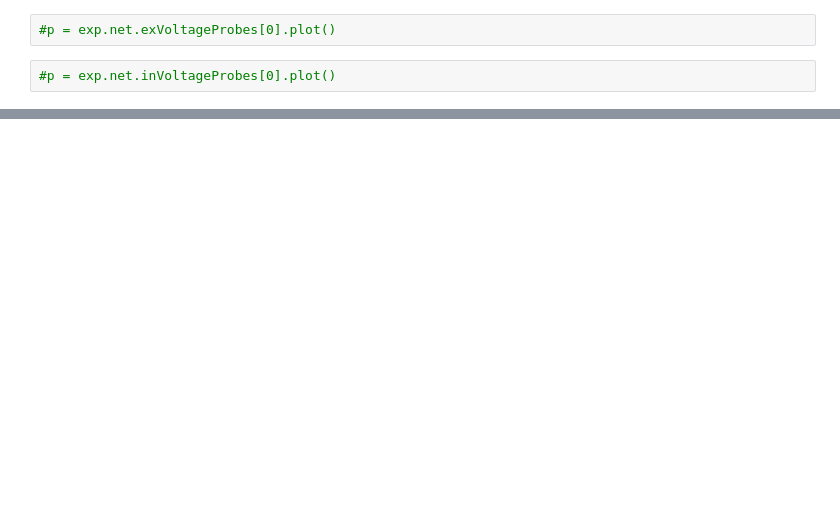
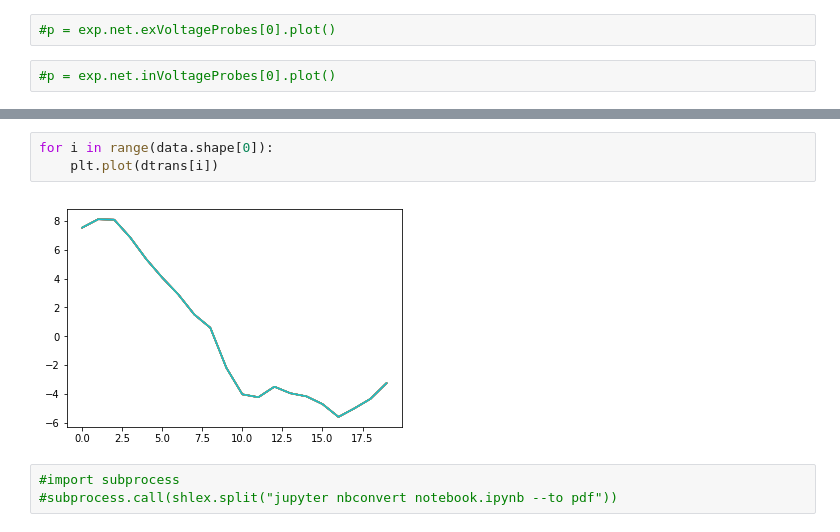
Before and after one commit to sagacitysite/pelenet, a Jupyter notebook: readout-learning.ipynb, the cells around one changed output, grey strips where cells are left out. Drawn from its saved outputs; the diff is of its cells as text; blank space fills up the shorter version.

```diff
--- a/readout-learning.ipynb
+++ b/readout-learning.ipynb
@@ -81,0 +147,8 @@ p = plt.show()
+# %%
+for i in range(data.shape[0]):
+    plt.plot(dtrans[i])
+# %% [output]
+[figure, added]
+# %%
+#import subprocess
+#subprocess.call(shlex.split("jupyter nbconvert notebook.ipynb --to pdf"))
```
Also changed, not shown: parts of 16 cells of this notebook, 8 other files.
